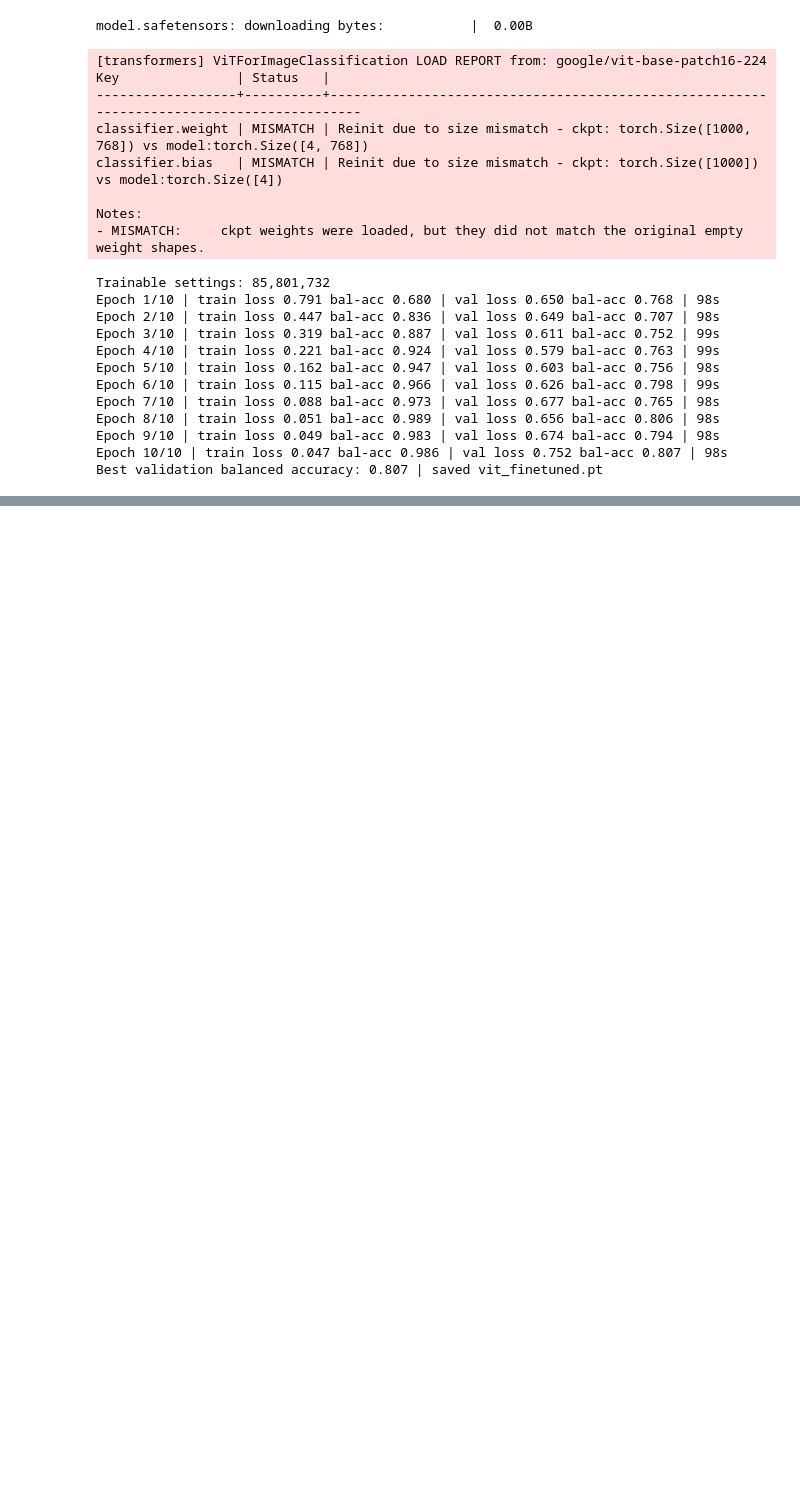
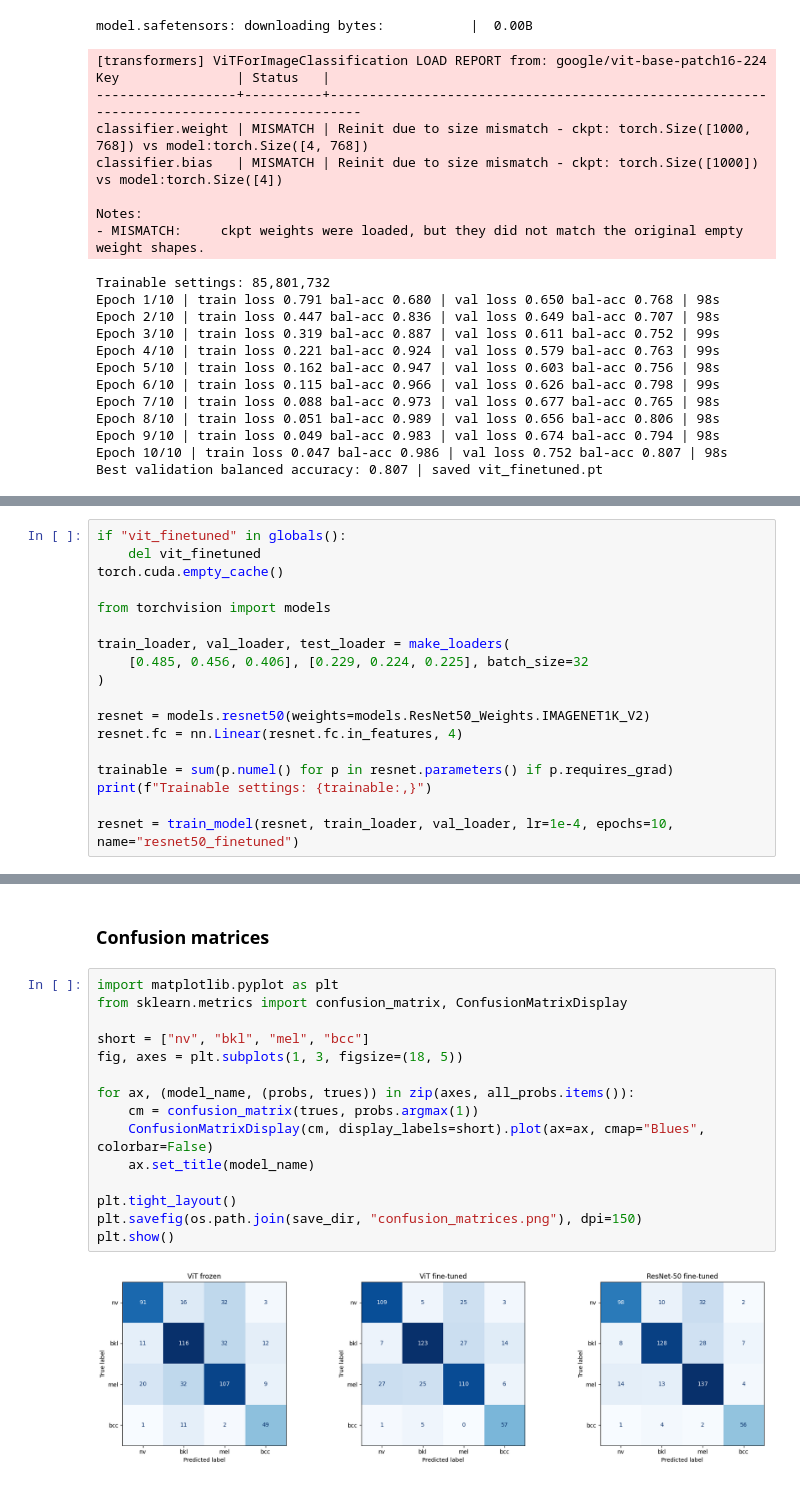
Before and after one commit to Lornatt88/maai901-vision-project, a Jupyter notebook: notebooks/02_training.ipynb, the cells around one changed output, grey strips where cells are left out. Drawn from its saved outputs; the diff is of its cells as text; blank space fills up the shorter version.

```diff
--- a/notebooks/02_training.ipynb
+++ b/notebooks/02_training.ipynb
@@ -229,0 +243,18 @@ Best validation balanced accuracy: 0.807 | saved vit_finetuned.pt
+# %%
+if "vit_finetuned" in globals():
+    del vit_finetuned
+torch.cuda.empty_cache()
+
+from torchvision import models
+
+train_loader, val_loader, test_loader = make_loaders(
+    [0.485, 0.456, 0.406], [0.229, 0.224, 0.225], batch_size=32
+)
+
+resnet = models.resnet50(weights=models.ResNet50_Weights.IMAGENET1K_V2)
+resnet.fc = nn.Linear(resnet.fc.in_features, 4)
+
+trainable = sum(p.numel() for p in resnet.parameters() if p.requires_grad)
+print(f"Trainable settings: {trainable:,}")
+
+resnet = train_model(resnet, train_loader, val_loader, lr=1e-4, epochs=10, name="resnet50_finetuned")
@@ -229,0 +403,19 @@ Best validation balanced accuracy: 0.807 | saved vit_finetuned.pt
+# %% [markdown]
+### **Confusion matrices**
+# %%
+import matplotlib.pyplot as plt
+from sklearn.metrics import confusion_matrix, ConfusionMatrixDisplay
+
+short = ["nv", "bkl", "mel", "bcc"]
+fig, axes = plt.subplots(1, 3, figsize=(18, 5))
+
+for ax, (model_name, (probs, trues)) in zip(axes, all_probs.items()):
+    cm = confusion_matrix(trues, probs.argmax(1))
+    ConfusionMatrixDisplay(cm, display_labels=short).plot(ax=ax, cmap="Blues", colorbar=False)
+    ax.set_title(model_name)
+
+plt.tight_layout()
+plt.savefig(os.path.join(save_dir, "confusion_matrices.png"), dpi=150)
+plt.show()
+# %% [output]
+[figure, added]
```
Also changed, not shown: parts of 5 cells of this notebook.
